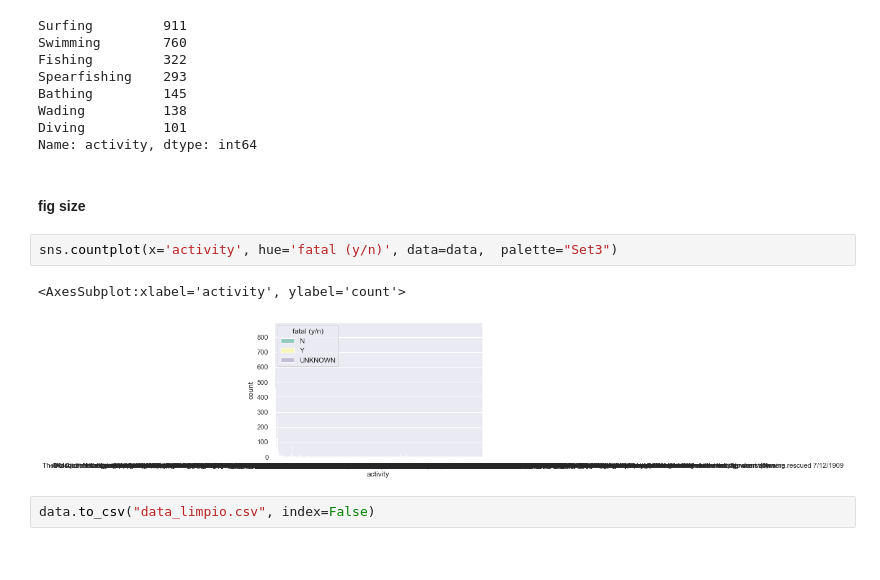
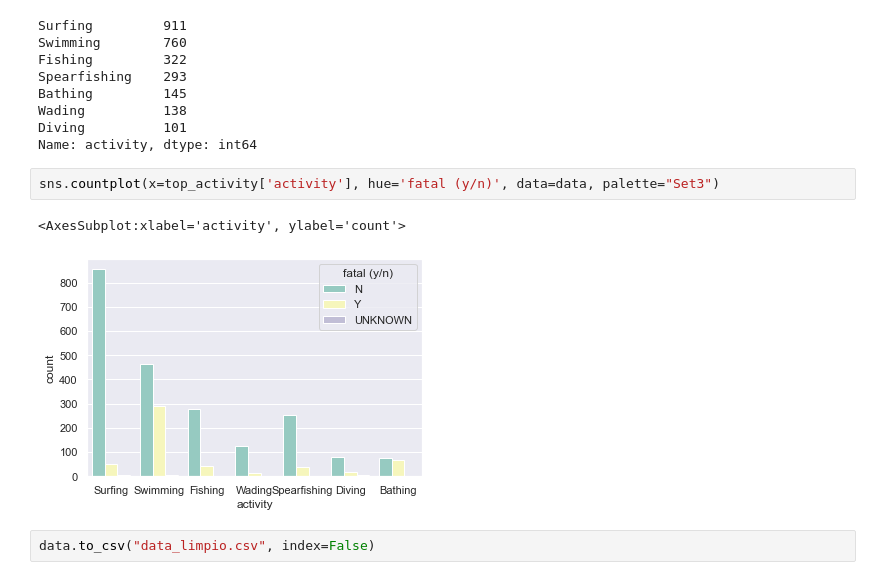
Before and after one commit to xarlomi/data-cleaning-pandas, a Jupyter notebook: cleaning_text.ipynb, the cells around one changed output. Cells and saved outputs as stored; diff of their text form.

```diff
--- a/cleaning_text.ipynb
+++ b/cleaning_text.ipynb
@@ -491,13 +472,11 @@ Bathing         145
 Wading          138
 Diving          101
 Name: activity, dtype: int64
-# %% [markdown]
-#### fig size
 # %%
-sns.countplot(x='activity', hue='fatal (y/n)', data=data,  palette="Set3")
+sns.countplot(x=top_activity['activity'], hue='fatal (y/n)', data=data, palette="Set3")
 # %% [output]
 <AxesSubplot:xlabel='activity', ylabel='count'>
-[figure, old version]
+[figure, new version]
 # %%
 data.to_csv("data_limpio.csv", index=False)
 # %% [markdown]
```
Also changed, not shown: parts of 15 cells of this notebook.
